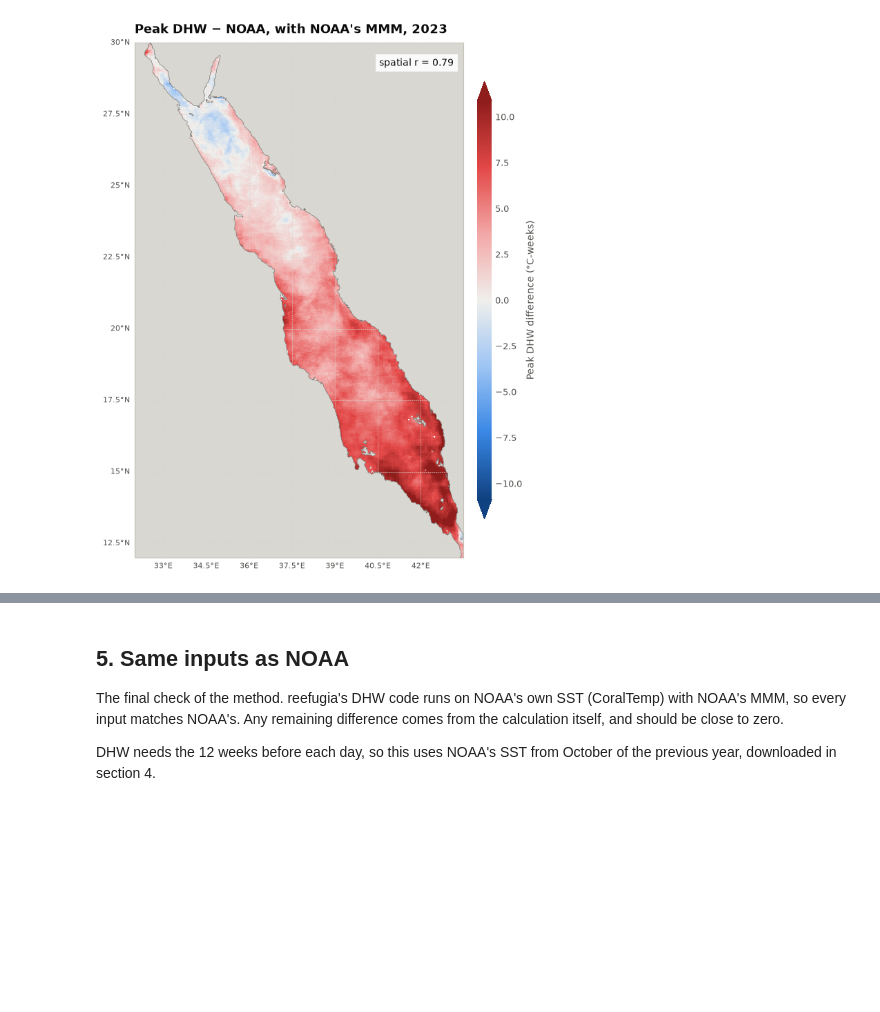
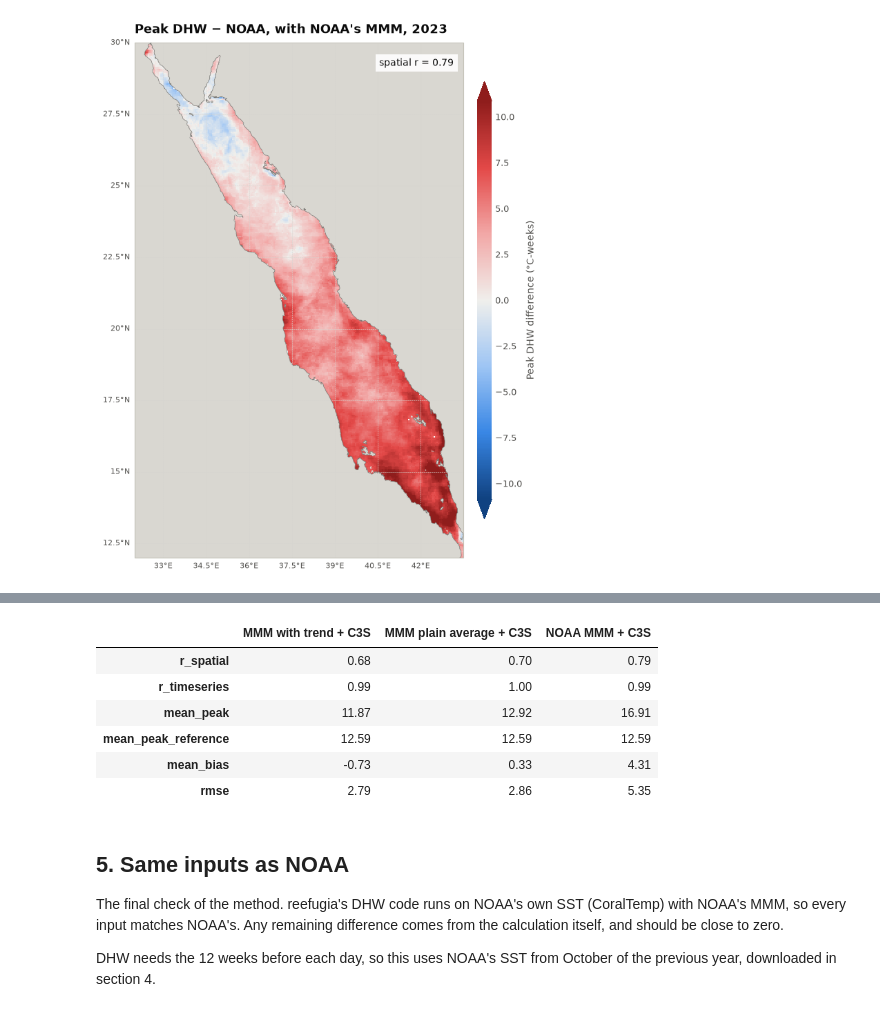
Before and after one commit to dinatraykova/reefugia, a Jupyter notebook: notebooks/validation/dhw_vs_noaa_crw.ipynb, the cells around one changed output, grey strips where cells are left out. Saved outputs shown, nothing was run; the diff lists cells and outputs as text; code cells hidden in the pictures; blank space fills up the shorter version.

```diff
--- a/notebooks/validation/dhw_vs_noaa_crw.ipynb
+++ b/notebooks/validation/dhw_vs_noaa_crw.ipynb
@@ -177,0 +190,16 @@ plt.show()
+# %%
+BASELINE_YEARS = [1985, 1986, 1987, 1988, 1989, 1990, 1993]
+
+sst_early = fetch.fetch_data(REGION, "1985-01-01", "1993-12-31")["analysed_sst"]
+monthly = sst_early.resample(time="MS").mean()
+monthly = monthly.sel(time=monthly.time.dt.year.isin(BASELINE_YEARS))
+mmm_plain = (monthly.groupby("time.month").mean().max(dim="month").compute()
+             + KELVIN_TO_CELSIUS)
+
+def describe(diff):
+    d = diff.where(ocean_mask)
+    return f"mean {float(d.mean()):+.2f} °C, 5–95% {float(d.quantile(0.05)):+.2f} to {float(d.quantile(0.95)):+.2f}"
+
+print(f"MMM with trend (reefugia) − NOAA:   {describe(mmm_ours - mmm_noaa)}")
+print(f"MMM plain average − NOAA:           {describe(mmm_plain - mmm_noaa)}")
+print(f"Trend minus plain average:          {describe(mmm_ours - mmm_plain)}")
@@ -177,0 +212,9 @@ plt.show()
+# %%
+dhw_plain = detect.compute_dhw(sst, REGION, mmm=mmm_plain - KELVIN_TO_CELSIUS)
+result_plain = validate.compare_dhw(dhw_plain, crw, ocean_mask)
+
+pd.DataFrame({f"MMM with trend + {PRODUCT.upper()}": [result[k] for k in keys],
+              f"MMM plain average + {PRODUCT.upper()}": [result_plain[k] for k in keys],
+              f"NOAA MMM + {PRODUCT.upper()}": [result_noaa_mmm[k] for k in keys]},
+             index=keys).round(2)
+# %% [output]
@@ -178,3 +223,10 @@ plt.show()
+|  | MMM with trend + C3S | MMM plain average + C3S | NOAA MMM + C3S |
+| r_spatial | 0.68 | 0.70 | 0.79 |
+| r_timeseries | 0.99 | 1.00 | 0.99 |
+| mean_peak | 11.87 | 12.92 | 16.91 |
+| mean_peak_reference | 12.59 | 12.59 | 12.59 |
+| mean_bias | -0.73 | 0.33 | 4.31 |
+| rmse | 2.79 | 2.86 | 5.35 |
 # %% [markdown]
 ## 5. Same inputs as NOAA
 The final check of the method. reefugia's DHW code runs on NOAA's own SST
```
Also changed, not shown: parts of 17 cells of this notebook, 7 other files.
